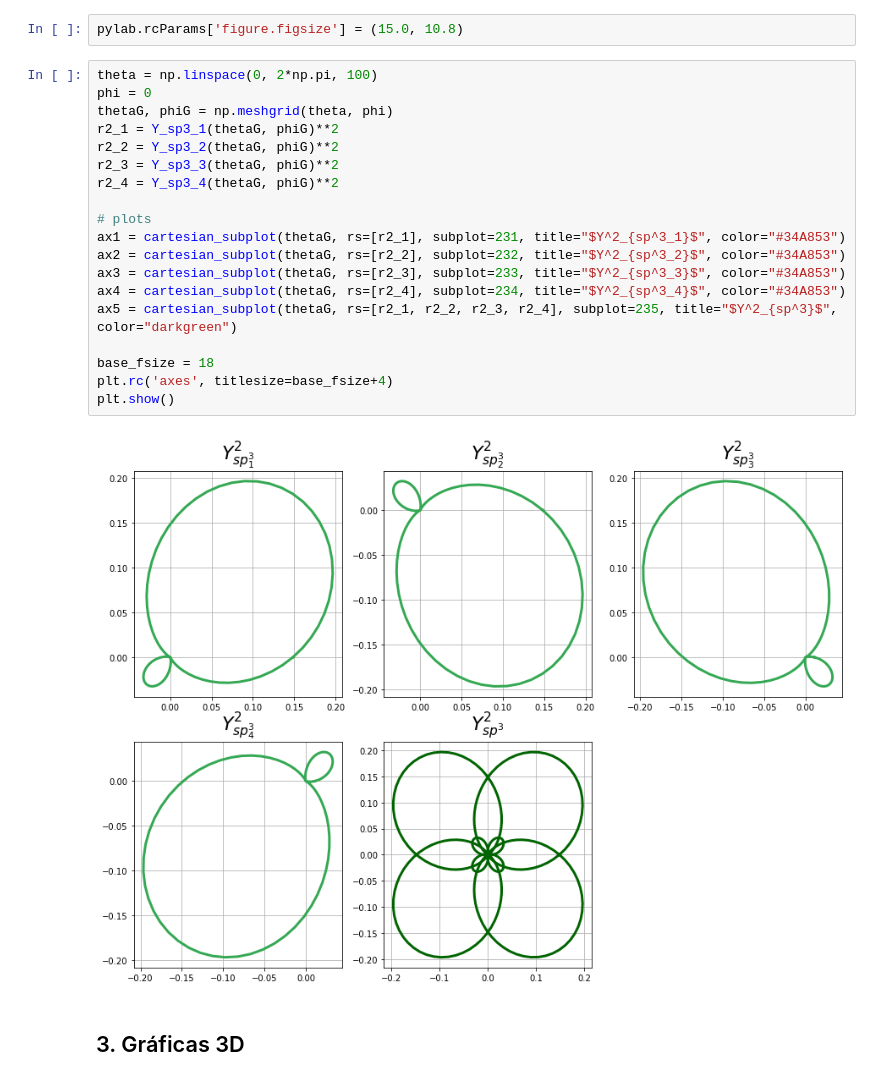
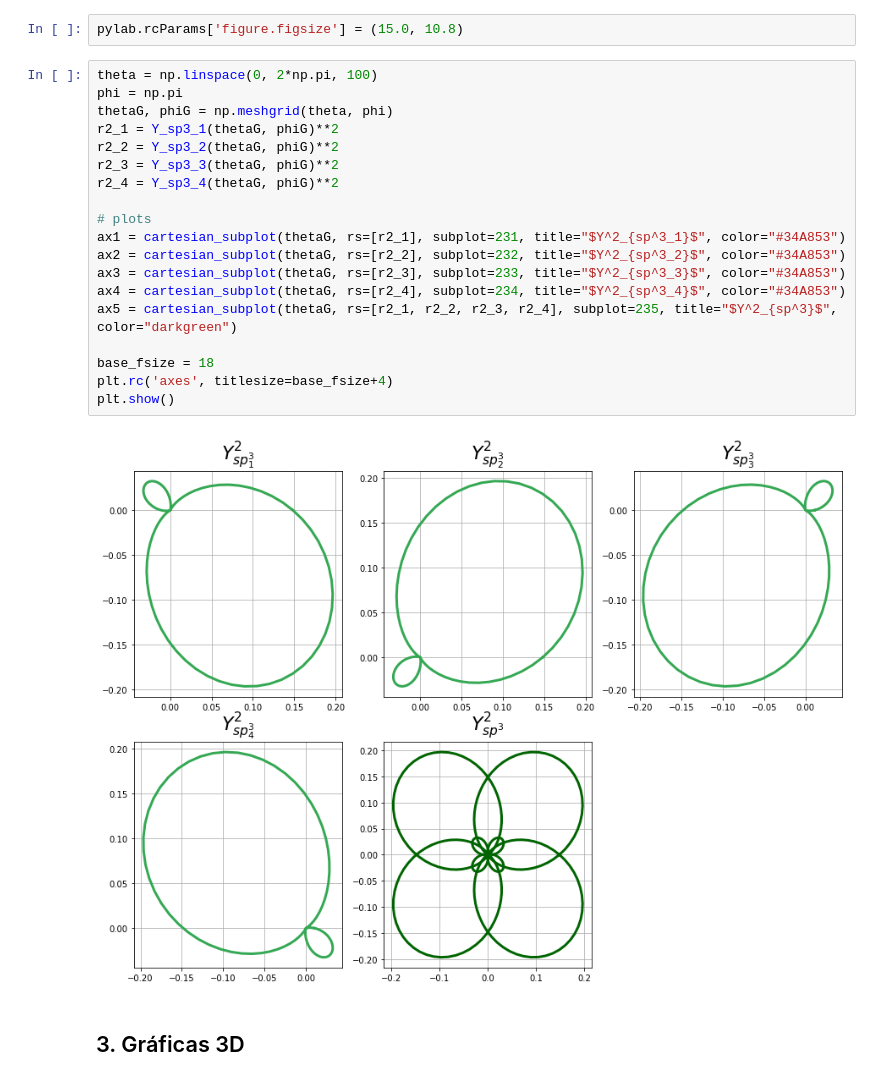
Before and after one commit to coursestaken/estructuramateria, a Jupyter notebook: Ejercicios/10_OrbitalesHibridos/10_OrbitalesHibridos.ipynb, the cells around one changed output. Drawn from its saved outputs; the diff is of its cells as text.

```diff
--- a/Ejercicios/10_OrbitalesHibridos/10_OrbitalesHibridos.ipynb
+++ b/Ejercicios/10_OrbitalesHibridos/10_OrbitalesHibridos.ipynb
@@ -181,25 +181,25 @@ def Y_sp3_4(theta, phi):
 pylab.rcParams['figure.figsize'] = (15.0, 10.8)
 # %%
 theta = np.linspace(0, 2*np.pi, 100)
-phi = 0
+phi = np.pi
 thetaG, phiG = np.meshgrid(theta, phi)
 r2_1 = Y_sp3_1(thetaG, phiG)**2
 r2_2 = Y_sp3_2(thetaG, phiG)**2
 r2_3 = Y_sp3_3(thetaG, phiG)**2
 r2_4 = Y_sp3_4(thetaG, phiG)**2
 
 # plots
 ax1 = cartesian_subplot(thetaG, rs=[r2_1], subplot=231, title="$Y^2_{sp^3_1}$", color="#34A853")
 ax2 = cartesian_subplot(thetaG, rs=[r2_2], subplot=232, title="$Y^2_{sp^3_2}$", color="#34A853")
 ax3 = cartesian_subplot(thetaG, rs=[r2_3], subplot=233, title="$Y^2_{sp^3_3}$", color="#34A853")
 ax4 = cartesian_subplot(thetaG, rs=[r2_4], subplot=234, title="$Y^2_{sp^3_4}$", color="#34A853")
 ax5 = cartesian_subplot(thetaG, rs=[r2_1, r2_2, r2_3, r2_4], subplot=235, title="$Y^2_{sp^3}$", color="darkgreen")
 
 base_fsize = 18
 plt.rc('axes', titlesize=base_fsize+4)
 plt.show()
 # %% [output]
-[figure, old version]
+[figure, new version]
 # %% [markdown]
 ## 3. Gráficas 3D
 # %%
```
Also changed, not shown: parts of 12 cells of this notebook.
